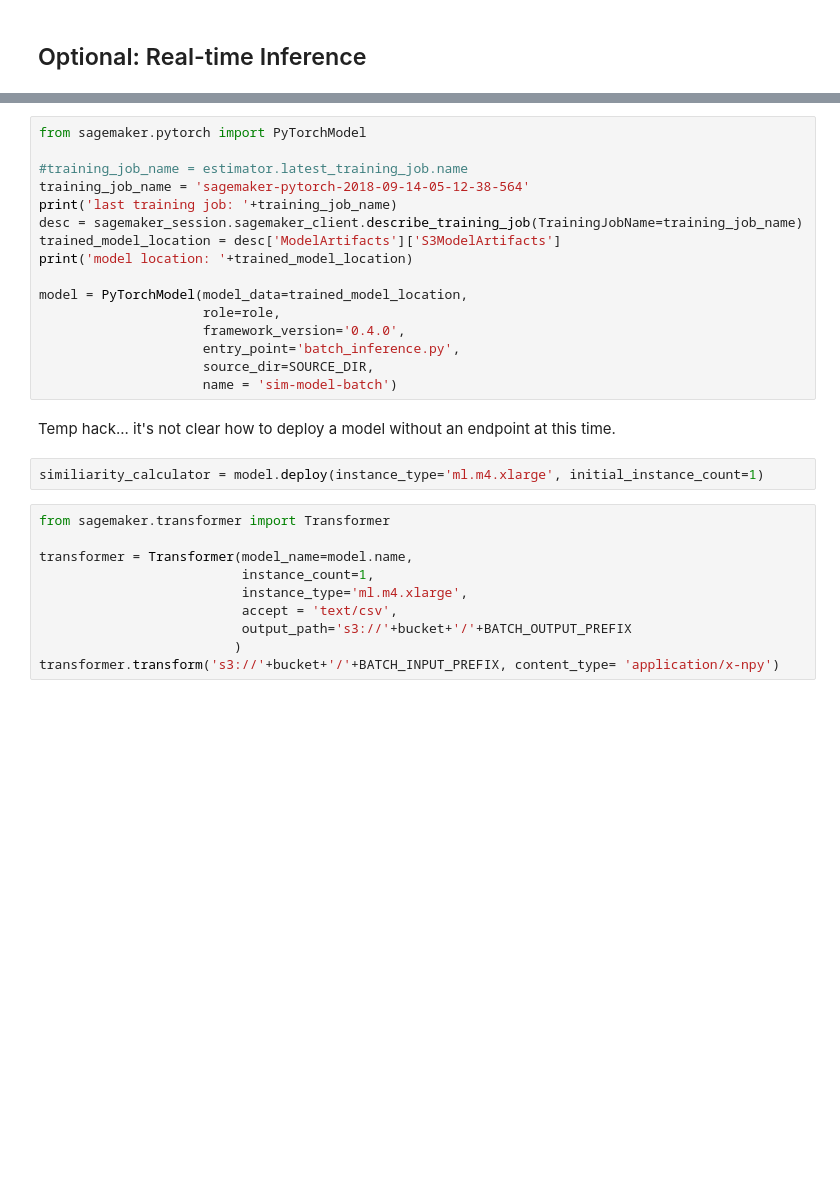
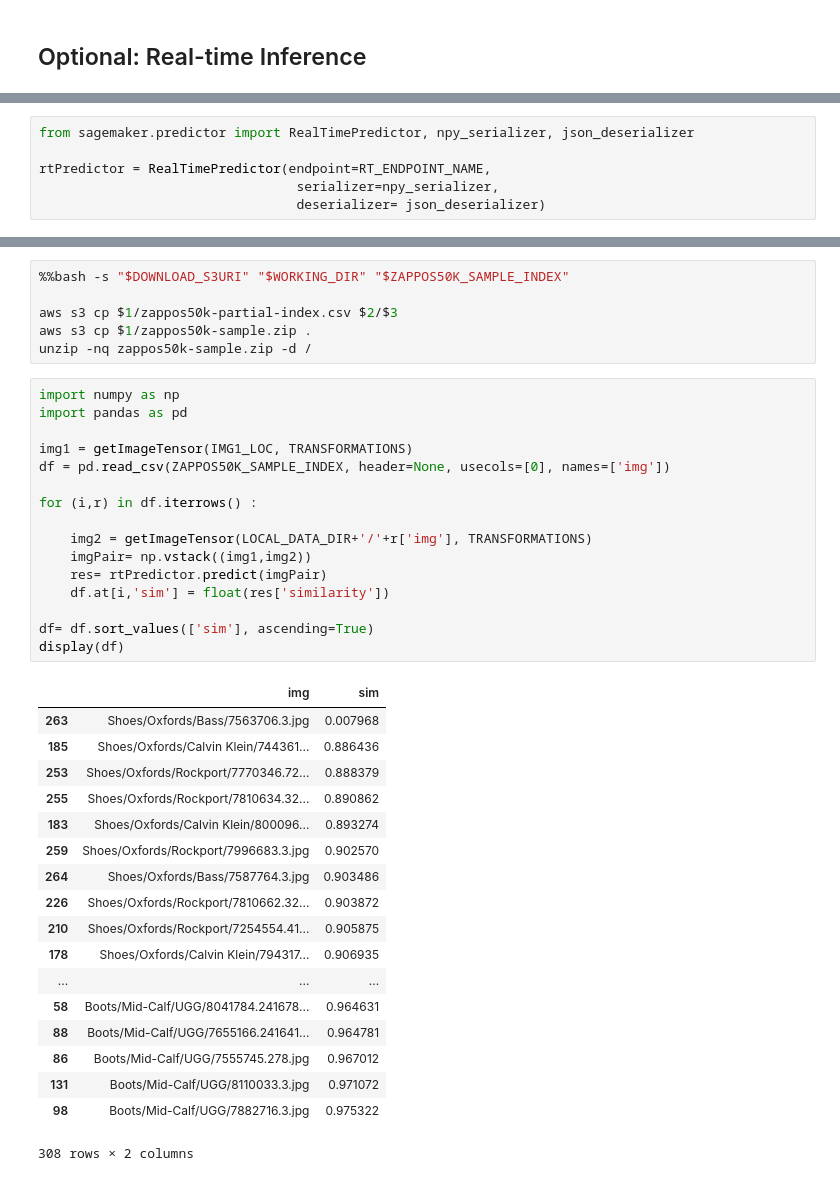
Before and after one commit to dylan-tong-aws/pytorch-image-similarity, a Jupyter notebook: notebooks/reinvent_pytorch_siamese_network.ipynb, the cells around one changed output, grey strips where cells are left out. Saved outputs shown, nothing was run; the diff lists cells and outputs as text; blank space fills up the shorter version.

```diff
--- a/notebooks/reinvent_pytorch_siamese_network.ipynb
+++ b/notebooks/reinvent_pytorch_siamese_network.ipynb
@@ -82,3 +370,9 @@ estimator.fit({'train':'s3://'+bucket+prefix})
+# %%
+from sagemaker.predictor import RealTimePredictor, npy_serializer, json_deserializer
+
+rtPredictor = RealTimePredictor(endpoint=RT_ENDPOINT_NAME,
+                                 serializer=npy_serializer,
+                                 deserializer= json_deserializer)
 # %%
 from torchvision import transforms
 from PIL import Image
@@ -282,30 +397,41 @@ batch_image_to_tensor(img_loc, zapposDL, FILE_PREFIX, BATCH_INPUT_PREFIX+FILE_PR
-# %%
-from sagemaker.pytorch import PyTorchModel
-
-#training_job_name = estimator.latest_training_job.name
-training_job_name = 'sagemaker-pytorch-2018-09-14-05-12-38-564'
-print('last training job: '+training_job_name)
-desc = sagemaker_session.sagemaker_client.describe_training_job(TrainingJobName=training_job_name)
-trained_model_location = desc['ModelArtifacts']['S3ModelArtifacts']
-print('model location: '+trained_model_location)
-
-model = PyTorchModel(model_data=trained_model_location,
-                     role=role,
-                     framework_version='0.4.0',
-                     entry_point='batch_inference.py',
-                     source_dir=SOURCE_DIR,
-                     name = 'sim-model-batch')
-# %% [markdown]
-Temp hack... it's not clear how to deploy a model without an endpoint at this time.
-# %%
-similiarity_calculator = model.deploy(instance_type='ml.m4.xlarge', initial_instance_count=1)
-# %%
-from sagemaker.transformer import Transformer
-
-transformer = Transformer(model_name=model.name,
-                          instance_count=1,
-                          instance_type='ml.m4.xlarge',
-                          accept = 'text/csv',
-                          output_path='s3://'+bucket+'/'+BATCH_OUTPUT_PREFIX
-                         )
-transformer.transform('s3://'+bucket+'/'+BATCH_INPUT_PREFIX, content_type= 'application/x-npy')
+# %%
+%%bash -s "$DOWNLOAD_S3URI" "$WORKING_DIR" "$ZAPPOS50K_SAMPLE_INDEX"
+
+aws s3 cp $1/zappos50k-partial-index.csv $2/$3
+aws s3 cp $1/zappos50k-sample.zip .
+unzip -nq zappos50k-sample.zip -d /
+# %%
+import numpy as np
+import pandas as pd
+
+img1 = getImageTensor(IMG1_LOC, TRANSFORMATIONS)
+df = pd.read_csv(ZAPPOS50K_SAMPLE_INDEX, header=None, usecols=[0], names=['img'])
+
+for (i,r) in df.iterrows() :
+
+    img2 = getImageTensor(LOCAL_DATA_DIR+'/'+r['img'], TRANSFORMATIONS)
+    imgPair= np.vstack((img1,img2))
+    res= rtPredictor.predict(imgPair)
+    df.at[i,'sim'] = float(res['similarity'])
+
+df= df.sort_values(['sim'], ascending=True)
+display(df)
+# %% [output]
+|  | img | sim |
+| 263 | Shoes/Oxfords/Bass/7563706.3.jpg | 0.007968 |
+| 185 | Shoes/Oxfords/Calvin Klein/744361... | 0.886436 |
+| 253 | Shoes/Oxfords/Rockport/7770346.72... | 0.888379 |
+| 255 | Shoes/Oxfords/Rockport/7810634.32... | 0.890862 |
+| 183 | Shoes/Oxfords/Calvin Klein/800096... | 0.893274 |
+| 259 | Shoes/Oxfords/Rockport/7996683.3.jpg | 0.902570 |
+| 264 | Shoes/Oxfords/Bass/7587764.3.jpg | 0.903486 |
+| 226 | Shoes/Oxfords/Rockport/7810662.32... | 0.903872 |
+| 210 | Shoes/Oxfords/Rockport/7254554.41... | 0.905875 |
+| 178 | Shoes/Oxfords/Calvin Klein/794317... | 0.906935 |
+| ... | ... | ... |
+| 58 | Boots/Mid-Calf/UGG/8041784.241678... | 0.964631 |
+| 88 | Boots/Mid-Calf/UGG/7655166.241641... | 0.964781 |
+| 86 | Boots/Mid-Calf/UGG/7555745.278.jpg | 0.967012 |
+| 131 | Boots/Mid-Calf/UGG/8110033.3.jpg | 0.971072 |
+| 98 | Boots/Mid-Calf/UGG/7882716.3.jpg | 0.975322 |
+308 rows × 2 columns
```
Also changed, not shown: parts of 72 cells of this notebook.
